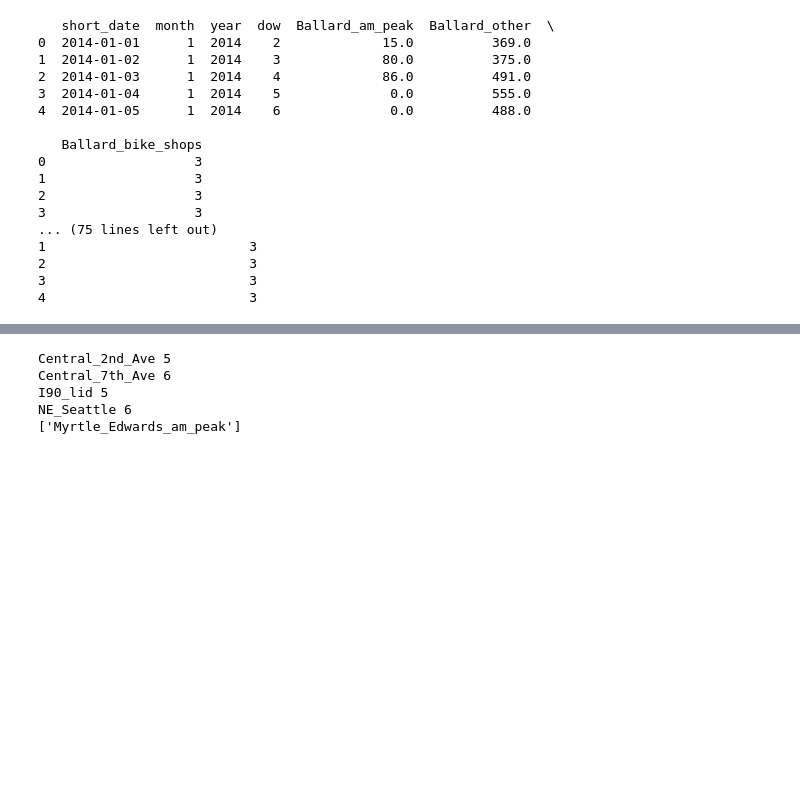
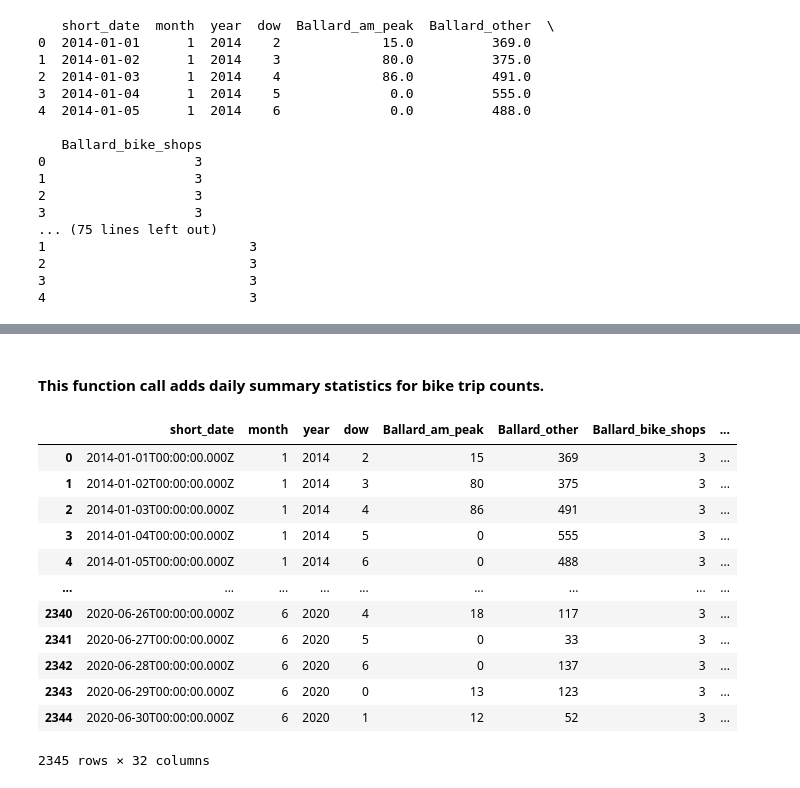
Before and after one commit to salvir1/Crank_On_Seattle_Bike_Data, a Jupyter notebook: Seattle_spins.ipynb, the cells around one changed output, grey strips where cells are left out. Saved outputs shown, nothing was run; the diff lists cells and outputs as text; code cells hidden in the pictures; blank space fills up the shorter version.

```diff
--- a/Seattle_spins.ipynb
+++ b/Seattle_spins.ipynb
@@ -76,0 +124,30 @@ bike_shops = {
+# %%
+def add_daily_summary_data(df, bike_shops_d):
+    '''
+    Adds daily summary statistics for trip counts
+    Parameters:
+    ----------
+    df (dataframe): pandas table of bike counts by station
+    bike_shops_d (dict): dict with number of bike shops in vicinity of bike trip counter location
+
+    Returns:
+    -------
+    df (dataframe): df with summary statistics added
+    '''
+    few_am_peak, many_am_peak, few_other, many_other = [], [], [], []
+
+    for k,v in bike_shops.items():
+        if v <= 3:
+            few_am_peak.append('{}_am_peak'.format(k))
+            few_other.append(f'{k}_other')
+        else:
+            many_am_peak.append(f'{k}_am_peak')
+            many_other.append(f'{k}_other')
+
+    df['few_am_peak_ttl'] = df[few_am_peak].sum(axis=1)
+    df['many_am_peak_ttl'] = df[many_am_peak].sum(axis=1)
+    df['few_other_ttl'] = df[few_other].sum(axis=1)
+    df['many_other_ttl'] = df[many_other].sum(axis=1)
+    df['am_peak_ttl'] = df['few_am_peak_ttl'] + df['many_am_peak_ttl']
+    df['other_ttl'] = df['few_other_ttl'] + df['many_other_ttl']
+    return df
@@ -144,5 +211,0 @@ memory usage: 586.2+ KB
-# %%
-df['am_peak_ttl'] = df['Ballard_am_peak'] + df['Capitol_Hill_am_peak'] + \
-df['Central_2nd_Ave_am_peak'] + df['West_Seattle_am_peak'] + \
-df['I90_lid_am_peak'] + df['NE_Seattle_am_peak'] +df['Myrtle_Edwards_am_peak']
-df['am_peak_ttl'].tail(50)
@@ -171,5 +211,0 @@ v
-# %%
-df['other_ttl'] = df['Ballard_other'] + df['Capitol_Hill_other'] + \
-df['Central_2nd_Ave_other'] + df['West_Seattle_other'] + \
-df['I90_lid_other'] + df['NE_Seattle_other'] +df['Myrtle_Edwards_other']
-df['other_ttl'].tail(50)
@@ -194,18 +212,18 @@ Name: other_ttl, dtype: float64
-# %%
-for k,v in bike_shops.items():
-    few_am_peak, many_am_peak, few_other, many_other = [], [], [], []
-    if v <= 3:
-        few_am_peak.append('{}_am_peak'.format(k))
-        few_other.append(f'{k}_other')
-    else:
-        print(f'{k} {v}')
-        many_am_peak.append(f'{k}_am_peak')
-        many_other.append(f'{k}_other')
-
-print(few_am_peak)
-# %% [output]
-Central_2nd_Ave 5
-Central_7th_Ave 6
-I90_lid 5
-NE_Seattle 6
-['Myrtle_Edwards_am_peak']
+# %% [markdown]
+#### This function call adds daily summary statistics for bike trip counts.
+# %%
+add_daily_summary_data(df, bike_shops)
+# %% [output]
+|  | short_date | month | year | dow | Ballard_am_peak | Ballard_other | Ballard_bike_shops | ... |
+| 0 | 2014-01-01T00:00:00.000Z | 1 | 2014 | 2 | 15 | 369 | 3 | ... |
+| 1 | 2014-01-02T00:00:00.000Z | 1 | 2014 | 3 | 80 | 375 | 3 | ... |
+| 2 | 2014-01-03T00:00:00.000Z | 1 | 2014 | 4 | 86 | 491 | 3 | ... |
+| 3 | 2014-01-04T00:00:00.000Z | 1 | 2014 | 5 | 0 | 555 | 3 | ... |
+| 4 | 2014-01-05T00:00:00.000Z | 1 | 2014 | 6 | 0 | 488 | 3 | ... |
+| ... | ... | ... | ... | ... | ... | ... | ... | ... |
+| 2340 | 2020-06-26T00:00:00.000Z | 6 | 2020 | 4 | 18 | 117 | 3 | ... |
+| 2341 | 2020-06-27T00:00:00.000Z | 6 | 2020 | 5 | 0 | 33 | 3 | ... |
+| 2342 | 2020-06-28T00:00:00.000Z | 6 | 2020 | 6 | 0 | 137 | 3 | ... |
+| 2343 | 2020-06-29T00:00:00.000Z | 6 | 2020 | 0 | 13 | 123 | 3 | ... |
+| 2344 | 2020-06-30T00:00:00.000Z | 6 | 2020 | 1 | 12 | 52 | 3 | ... |
+2345 rows × 32 columns
```
Also changed, not shown: parts of 19 cells of this notebook, 1 other file.
